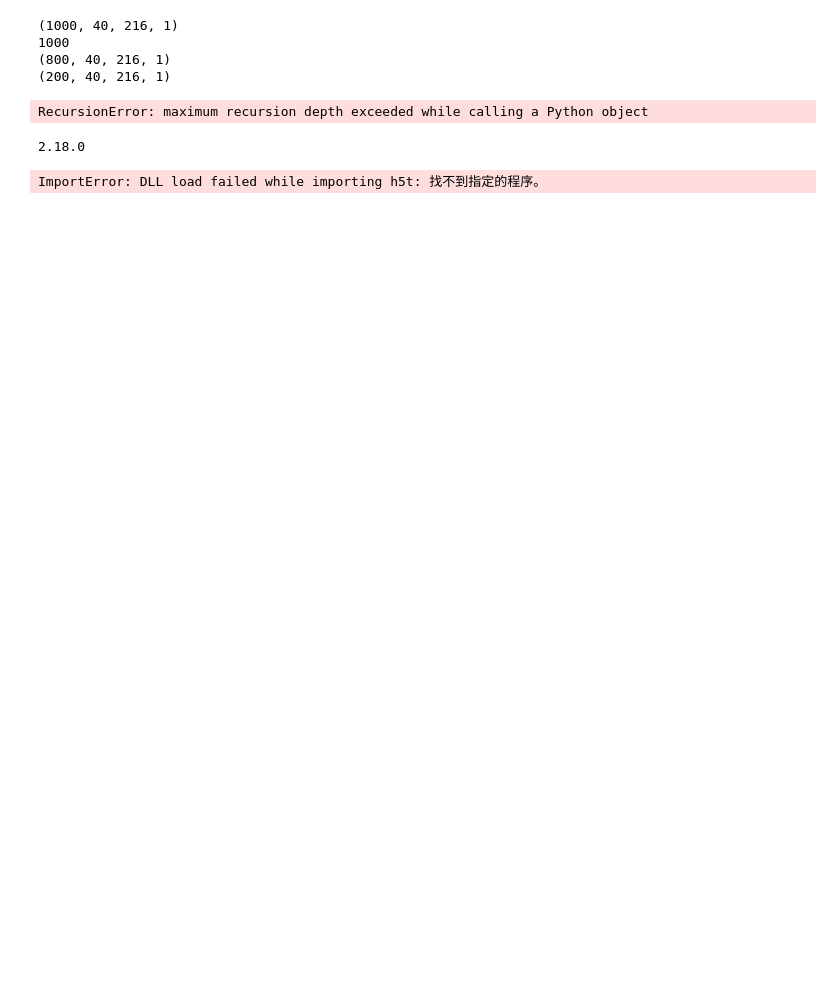
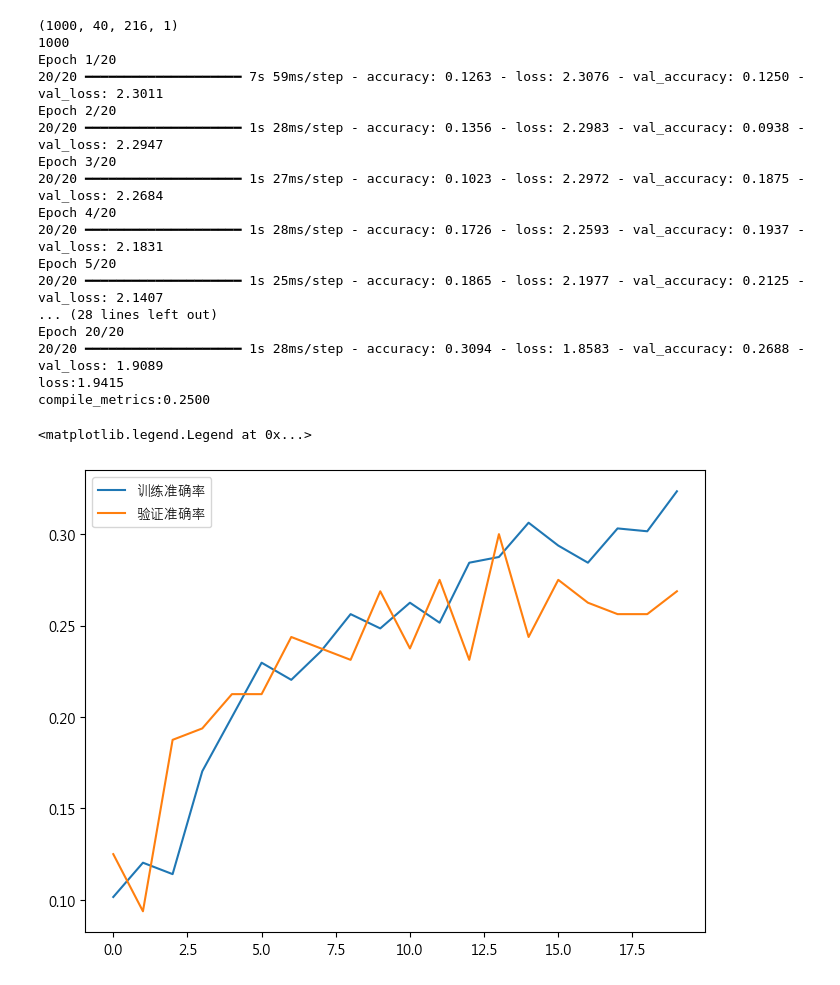
Before and after one commit to OnlyWell/d2l_tensorflow, a Jupyter notebook: book_charter/asr/music_genre_classify.ipynb, the cells around one changed output. Saved outputs shown, nothing was run; the diff lists cells and outputs as text; code cells hidden in the pictures; blank space fills up the shorter version.

```diff
--- a/book_charter/asr/music_genre_classify.ipynb
+++ b/book_charter/asr/music_genre_classify.ipynb
@@ -42,60 +42,81 @@ print(len(y))
 # 2.特征缩放,数据正态化
 X_norm = (X - X.min(axis=0)) /(X.max(axis=0) - X.min(axis=0))
 
-#3.将数据切割为训练数据和测试数据
-y = np.array(y)
-X_train,X_test,y_train,y_test = train_test_split(X_norm,y,test_size=0.2)
-print(X_train.shape)
-print(X_test.shape)
-
+# 3. 将数据切割为训练数据和测试数据
+y = np.array(y)  # 确保 y 是 numpy 数组
+if X_norm is None or len(y) == 0:
+    raise ValueError("X_norm or y is empty or not properly defined")
+X_train, X_test, y_train, y_test = train_test_split(X_norm, y, test_size=0.2, random_state=42)
 
 #4.CNN模型
 input_shape = X_train.shape[1:]
-model = tf.keras.Sequential(
-    [
-        tf.keras.Input(shape = input_shape),
-        tf.keras.layers.Conv2D(32, kernel_size=(3,3), activation='relu'),
-        tf.keras.layers.MaxPooling2D(pool_size=(2,2)),
-        tf.keras.layers.Conv2D(64, kernel_size=(3,3), activation='relu'),
-        tf.keras.layers.MaxPooling2D(pool_size=(2,2)),
-        tf.keras.layers.Flatten(),
-        tf.keras.layers.Dropout(0.5),
-        tf.keras.layers.Dense(10, activation='softmax')
-    ]
-)
+# model = tf.keras.Sequential(
+#     [
+#         tf.keras.Input(shape = input_shape),
+#         tf.keras.layers.Conv2D(32, kernel_size=(3,3), activation='relu'),
+#         tf.keras.layers.MaxPooling2D(pool_size=(2,2)),
+#         tf.keras.layers.Conv2D(64, kernel_size=(3,3), activation='relu'),
+#         tf.keras.layers.MaxPooling2D(pool_size=(2,2)),
+#         tf.keras.layers.Flatten(),
+#         tf.keras.layers.Dropout(0.5),
+#         tf.keras.layers.Dense(10, activation='softmax')
+#     ]
+# )
+
+model = tf.keras.Sequential([
+    tf.keras.Input(shape=input_shape),
+    tf.keras.layers.Conv2D(32,kernel_size=(3,3),strides=(2,2),activation='relu'),
+    tf.keras.layers.AveragePooling2D(pool_size=(2,2)),
+    tf.keras.layers.Conv2D(64,kernel_size=(3,3),strides=(2,2),activation='relu'),
+    tf.keras.layers.AveragePooling2D(pool_size=(2,2)),
+    tf.keras.layers.Conv2D(128,kernel_size=(3,3),padding='same'),
+    tf.keras.layers.AveragePooling2D(pool_size=(2,2)),
+    tf.keras.layers.Flatten(),
+    tf.keras.layers.Dropout(0.5),
+    tf.keras.layers.Dense(64,activation='relu'),
+    tf.keras.layers.Dropout(0.5),
+    tf.keras.layers.Dense(10,activation='softmax')
+])
+#模型构建方式2
 
 # 5.模型训练、评分
 ##5.1设定优化器、损失函数、效果衡量指标
 model.compile(optimizer='adam',loss='sparse_categorical_crossentropy',metrics=['accuracy'])
 
 ##5.2模型训练
 history = model.fit(X_train,y_train,epochs=20,validation_split=0.2)
 
 ##5.3评分
 score = model.evaluate(X_test,y_test,verbose=0)
 
 for i,x in enumerate(score):
     print(f'{model.metrics_names[i]}:{score[i]:.4f}')
 
 ##6.训练过程的绘图
 plt.rcParams['font.sans-serif']=['Microsoft JhengHei']
 plt.rcParams['axes.unicode_minus']=False
 
 plt.figure(figsize=(8,6))
 plt.plot(history.history['accuracy'],label='训练准确率')
 plt.plot(history.history['val_accuracy'],label='验证准确率')
 plt.legend()
 # %% [output]
 (1000, 40, 216, 1)
 1000
-(800, 40, 216, 1)
-(200, 40, 216, 1)
+Epoch 1/20
+20/20 ━━━━━━━━━━━━━━━━━━━━ 7s 59ms/step - accuracy: 0.1263 - loss: 2.3076 - val_accuracy: 0.1250 - val_loss: 2.3011
+Epoch 2/20
+20/20 ━━━━━━━━━━━━━━━━━━━━ 1s 28ms/step - accuracy: 0.1356 - loss: 2.2983 - val_accuracy: 0.0938 - val_loss: 2.2947
+Epoch 3/20
+20/20 ━━━━━━━━━━━━━━━━━━━━ 1s 27ms/step - accuracy: 0.1023 - loss: 2.2972 - val_accuracy: 0.1875 - val_loss: 2.2684
+Epoch 4/20
+20/20 ━━━━━━━━━━━━━━━━━━━━ 1s 28ms/step - accuracy: 0.1726 - loss: 2.2593 - val_accuracy: 0.1937 - val_loss: 2.1831
+Epoch 5/20
+20/20 ━━━━━━━━━━━━━━━━━━━━ 1s 25ms/step - accuracy: 0.1865 - loss: 2.1977 - val_accuracy: 0.2125 - val_loss: 2.1407
+... (28 lines left out)
+Epoch 20/20
+20/20 ━━━━━━━━━━━━━━━━━━━━ 1s 28ms/step - accuracy: 0.3094 - loss: 1.8583 - val_accuracy: 0.2688 - val_loss: 1.9089
+loss:1.9415
+compile_metrics:0.2500
-RecursionError: maximum recursion depth exceeded while calling a Python object
+<matplotlib.legend.Legend at 0x...>
+[figure, added]
-# %%
-import tensorflow as tf
-print(tf.__version__)
-import keras
-print(keras.__version__)
-# %% [output]
-2.18.0
-ImportError: DLL load failed while importing h5t: 找不到指定的程序。
```
Also changed, not shown: 2 other files.
